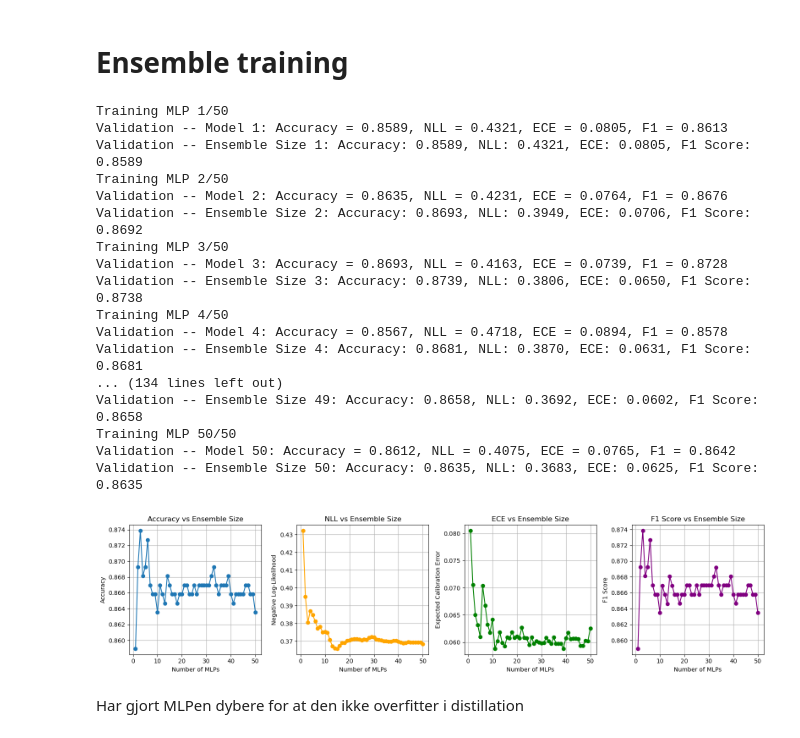
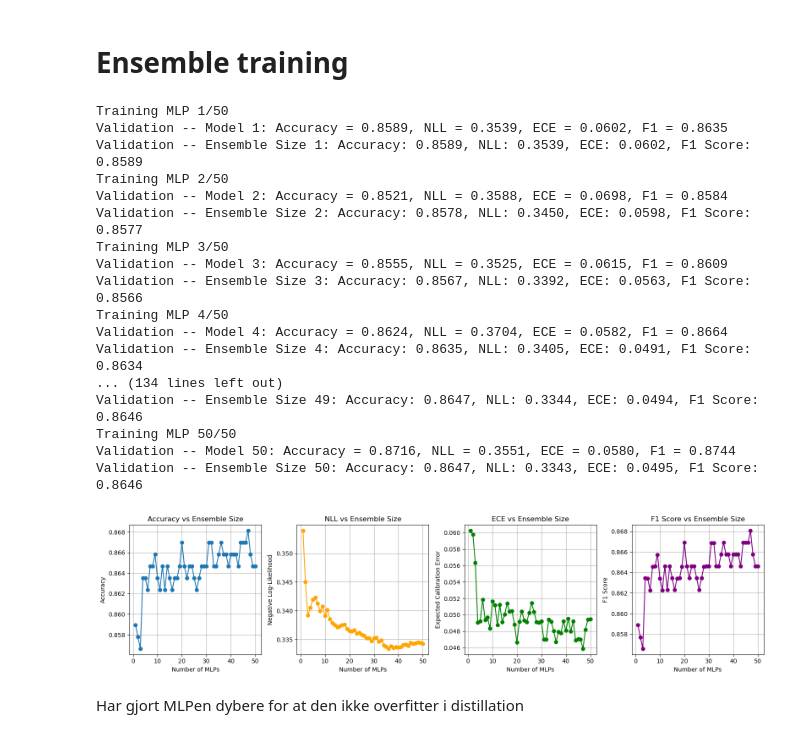
Before and after one commit to wstentzer/NLP-Project, a Jupyter notebook: main_1.3B_model-mps copy.ipynb, the cells around one changed output. Cells and saved outputs as stored; diff of their text form; code cells hidden in the pictures.

```diff
--- a/main_1.3B_model-mps copy.ipynb
+++ b/main_1.3B_model-mps copy.ipynb
@@ -171,17 +171,29 @@ epochs = 10
 hidden_size = 128
 
 class MLP(nn.Module):
-    def __init__(self, input_size, hidden_size, output_size):
+    def __init__(self, input_dim, hidden_dim1=128, hidden_dim2=64, output_size=2):
         super(MLP, self).__init__()
-        self.layer1 = nn.Linear(input_size, hidden_size)
-        self.relu = nn.ReLU()
-        self.layer2 = nn.Linear(hidden_size, output_size)
+        # Input layer to first hidden layer
+        self.fc1 = nn.Linear(input_dim, hidden_dim1)
+        # Optional dropout to help prevent overfitting
+        self.dropout1 = nn.Dropout(p=0.5)
+        # First hidden layer to second hidden layer
+        self.fc2 = nn.Linear(hidden_dim1, hidden_dim2)
+        self.dropout2 = nn.Dropout(p=0.5)
+        # Second hidden layer to output layer
+        self.fc3 = nn.Linear(hidden_dim2, output_size)
 
     def forward(self, x):
-        x = self.layer1(x)
-        x = self.relu(x)
-        x = self.layer2(x)
-        return x  # Return logits directly
+        # First hidden layer with ReLU activation
+        x = torch.relu(self.fc1(x))
+        x = self.dropout1(x)
+        # Second hidden layer with ReLU activation
+        x = torch.relu(self.fc2(x))
+        x = self.dropout2(x)
+        # Output layer
+        x = self.fc3(x)
+        # returns the logits
+        return x
 
 # Load your embeddings and labels (assuming they are already loaded)
 # train_embeddings, train_labels, validation_embeddings, validation_labels, test_embeddings, test_labels
@@ -218,7 +230,7 @@ def compute_ece(probs, labels, n_bins=10):
     accuracies = predictions == labels
     ece = 0.0
     for bin_lower, bin_upper in zip(bin_lowers, bin_uppers):
-        in_bin = (confidences > bin_lower) & (confidences <= bin_upper)
+        in_bin = (confidences >= bin_lower) & (confidences < bin_upper)
         prop_in_bin = np.mean(in_bin)
         if prop_in_bin > 0:
             accuracy_in_bin = np.mean(accuracies[in_bin])
@@ -309,45 +321,45 @@ plt.subplot(1, 4, 2)
 plt.plot(ensemble_sizes, nlls, marker='o', color='orange')
 plt.title('NLL vs Ensemble Size')
 plt.xlabel('Number of MLPs')
 plt.ylabel('Negative Log-Likelihood')
 plt.grid(True)
 
 plt.subplot(1, 4, 3)
 plt.plot(ensemble_sizes, eces, marker='o', color='green')
 plt.title('ECE vs Ensemble Size')
 plt.xlabel('Number of MLPs')
 plt.ylabel('Expected Calibration Error')
 plt.grid(True)
 
 # F1 Score Plot
 plt.subplot(1, 4, 4)
 plt.plot(ensemble_sizes, f1_list, marker='o', color='purple')
 plt.title('F1 Score vs Ensemble Size')
 plt.xlabel('Number of MLPs')
 plt.ylabel('F1 Score')
 plt.grid(True)
 
 plt.tight_layout()
 plt.show()
 # %% [output]
 Training MLP 1/50
-Validation -- Model 1: Accuracy = 0.8589, NLL = 0.4321, ECE = 0.0805, F1 = 0.8613
-Validation -- Ensemble Size 1: Accuracy: 0.8589, NLL: 0.4321, ECE: 0.0805, F1 Score: 0.8589
+Validation -- Model 1: Accuracy = 0.8589, NLL = 0.3539, ECE = 0.0602, F1 = 0.8635
+Validation -- Ensemble Size 1: Accuracy: 0.8589, NLL: 0.3539, ECE: 0.0602, F1 Score: 0.8589
 Training MLP 2/50
-Validation -- Model 2: Accuracy = 0.8635, NLL = 0.4231, ECE = 0.0764, F1 = 0.8676
-Validation -- Ensemble Size 2: Accuracy: 0.8693, NLL: 0.3949, ECE: 0.0706, F1 Score: 0.8692
+Validation -- Model 2: Accuracy = 0.8521, NLL = 0.3588, ECE = 0.0698, F1 = 0.8584
+Validation -- Ensemble Size 2: Accuracy: 0.8578, NLL: 0.3450, ECE: 0.0598, F1 Score: 0.8577
 Training MLP 3/50
-Validation -- Model 3: Accuracy = 0.8693, NLL = 0.4163, ECE = 0.0739, F1 = 0.8728
-Validation -- Ensemble Size 3: Accuracy: 0.8739, NLL: 0.3806, ECE: 0.0650, F1 Score: 0.8738
+Validation -- Model 3: Accuracy = 0.8555, NLL = 0.3525, ECE = 0.0615, F1 = 0.8609
+Validation -- Ensemble Size 3: Accuracy: 0.8567, NLL: 0.3392, ECE: 0.0563, F1 Score: 0.8566
 Training MLP 4/50
-Validation -- Model 4: Accuracy = 0.8567, NLL = 0.4718, ECE = 0.0894, F1 = 0.8578
-Validation -- Ensemble Size 4: Accuracy: 0.8681, NLL: 0.3870, ECE: 0.0631, F1 Score: 0.8681
+Validation -- Model 4: Accuracy = 0.8624, NLL = 0.3704, ECE = 0.0582, F1 = 0.8664
+Validation -- Ensemble Size 4: Accuracy: 0.8635, NLL: 0.3405, ECE: 0.0491, F1 Score: 0.8634
 ... (134 lines left out)
-Validation -- Ensemble Size 49: Accuracy: 0.8658, NLL: 0.3692, ECE: 0.0602, F1 Score: 0.8658
+Validation -- Ensemble Size 49: Accuracy: 0.8647, NLL: 0.3344, ECE: 0.0494, F1 Score: 0.8646
 Training MLP 50/50
-Validation -- Model 50: Accuracy = 0.8612, NLL = 0.4075, ECE = 0.0765, F1 = 0.8642
-Validation -- Ensemble Size 50: Accuracy: 0.8635, NLL: 0.3683, ECE: 0.0625, F1 Score: 0.8635
+Validation -- Model 50: Accuracy = 0.8716, NLL = 0.3551, ECE = 0.0580, F1 = 0.8744
+Validation -- Ensemble Size 50: Accuracy: 0.8647, NLL: 0.3343, ECE: 0.0495, F1 Score: 0.8646
-[figure, old version]
+[figure, new version]
 # %% [markdown]
 Har gjort MLPen dybere for at den ikke overfitter i distillation
 # %% [markdown]
```
Also changed, not shown: parts of 11 cells of this notebook.
